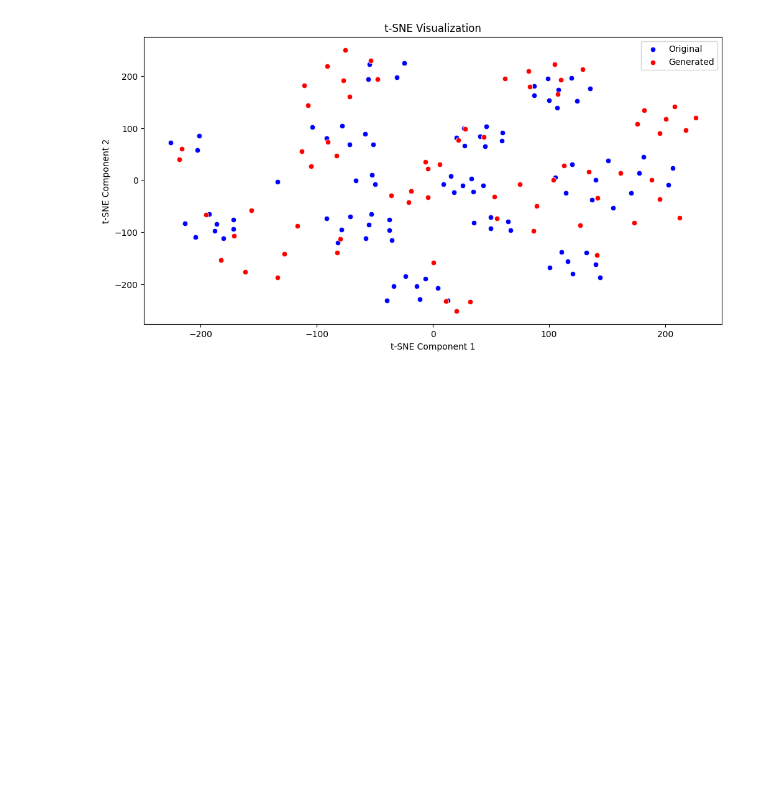
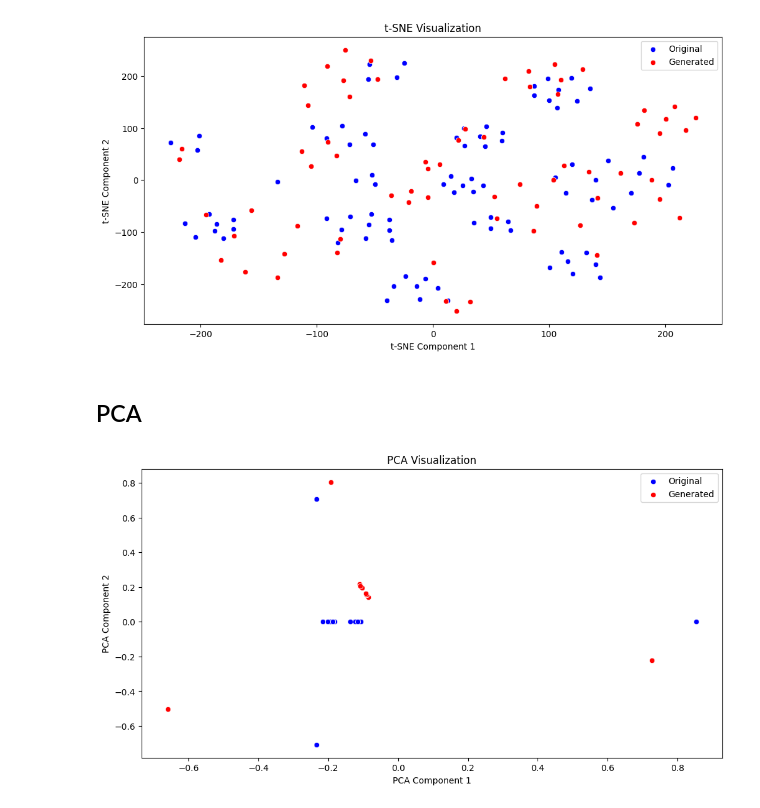
Before and after one commit to Ayfred/dissertation_maxime_mu, a Jupyter notebook: evaluation/EvaluateData_Llama-3-8b.ipynb, the cells around one changed output. Saved outputs shown, nothing was run; the diff lists cells and outputs as text; code cells hidden in the pictures; blank space fills up the shorter version.

```diff
--- a/evaluation/EvaluateData_Llama-3-8b.ipynb
+++ b/evaluation/EvaluateData_Llama-3-8b.ipynb
@@ -459,3 +467,25 @@ plt.ylabel('t-SNE Component 2')
 plt.show()
 # %% [output]
 [figure]
+# %% [markdown]
+## PCA
+# %%
+# Principal Component Analysis (PCA) Visualisation
+from sklearn.decomposition import PCA
+
+# Perform PCA on the one-hot encoded data
+pca = PCA(n_components=2)
+original_pca = pca.fit_transform(original_encoded)
+generated_pca = pca.fit_transform(generated_encoded)
+
+# Plot the PCA visualization
+plt.figure(figsize=(12, 6))
+sns.scatterplot(x=original_pca[:, 0], y=original_pca[:, 1], color='blue')
+sns.scatterplot(x=generated_pca[:, 0], y=generated_pca[:, 1], color='red')
+plt.title('PCA Visualization')
+plt.legend(['Original', 'Generated'])
+plt.xlabel('PCA Component 1')
+plt.ylabel('PCA Component 2')
+plt.show()
+# %% [output]
+[figure, added]
```
Also changed, not shown: parts of 7 cells of this notebook, 1 other file.
